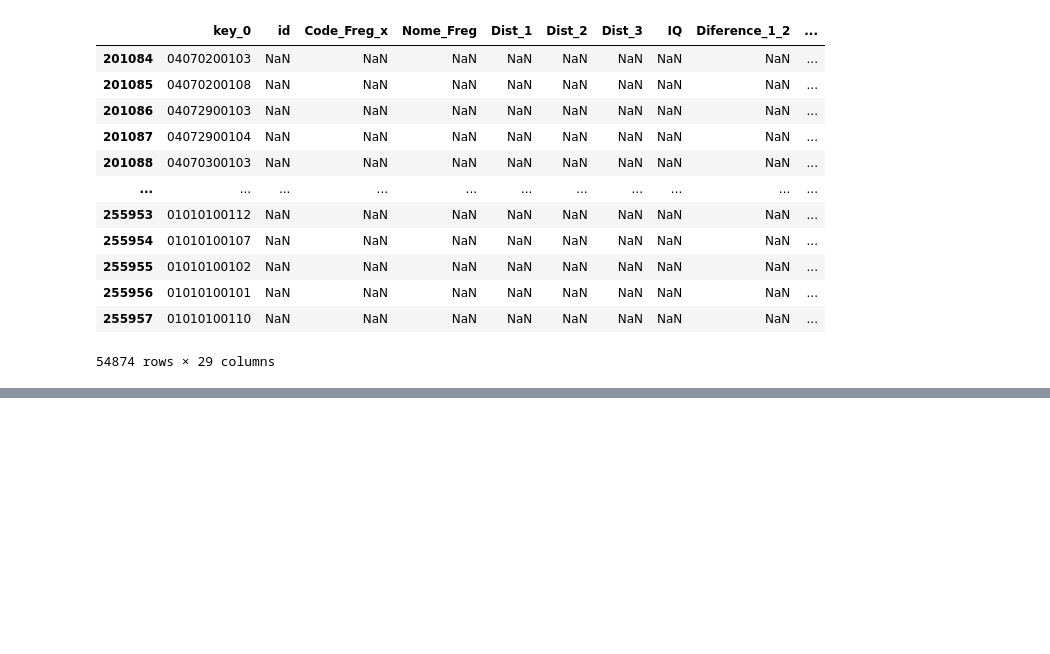
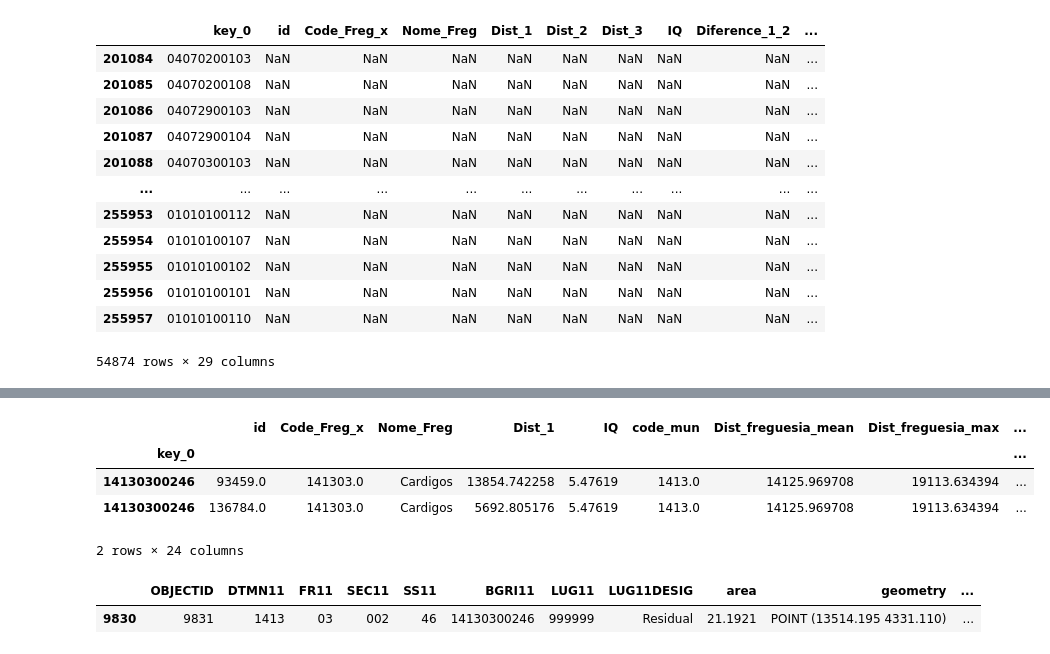
Before and after one commit to fillipefeitosa/gettin, a Jupyter notebook: pandana/BGRI_indices_qualificação.ipynb, the cells around one changed output, grey strips where cells are left out. Cells and saved outputs as stored; diff of their text form; code cells hidden in the pictures; blank space fills up the shorter version.

```diff
--- a/pandana/BGRI_indices_qualificação.ipynb
+++ b/pandana/BGRI_indices_qualificação.ipynb
@@ -214,0 +287,13 @@ df_Accessibility_BGRI_Final.to_csv('./data/accessibilityAndSocialMetrics.csv')
+# %%
+result.loc['14130300246']
+# %% [output]
+|  | id | Code_Freg_x | Nome_Freg | Dist_1 | IQ | code_mun | Dist_freguesia_mean | Dist_freguesia_max | ... |
+| key_0 |  |  |  |  |  |  |  |  | ... |
+| 14130300246 | 93459.0 | 141303.0 | Cardigos | 13854.742258 | 5.47619 | 1413.0 | 14125.969708 | 19113.634394 | ... |
+| 14130300246 | 136784.0 | 141303.0 | Cardigos | 5692.805176 | 5.47619 | 1413.0 | 14125.969708 | 19113.634394 | ... |
+2 rows × 24 columns
+# %%
+gdf_BGRI_2011[gdf_BGRI_2011['BGRI11']=='14130300246']
+# %% [output]
+|  | OBJECTID | DTMN11 | FR11 | SEC11 | SS11 | BGRI11 | LUG11 | LUG11DESIG | area | geometry | ... |
+| 9830 | 9831 | 1413 | 03 | 002 | 46 | 14130300246 | 999999 | Residual | 21.1921 | POINT (13514.195 4331.110) | ... |
```
Also changed, not shown: parts of 14 cells of this notebook, 9 other files.
